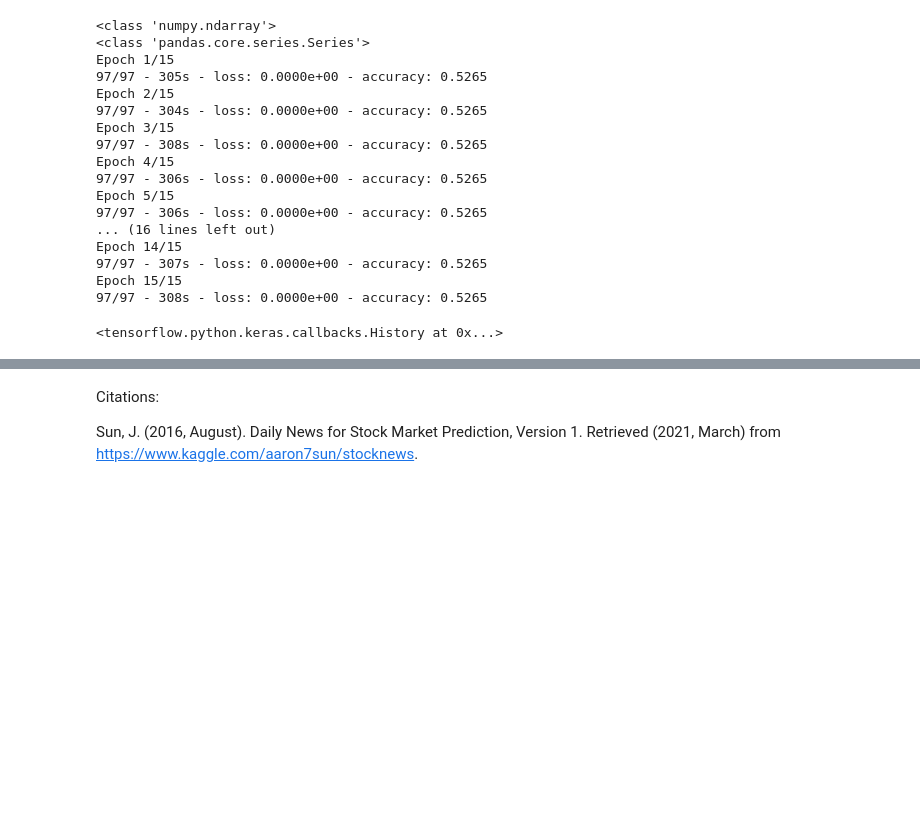
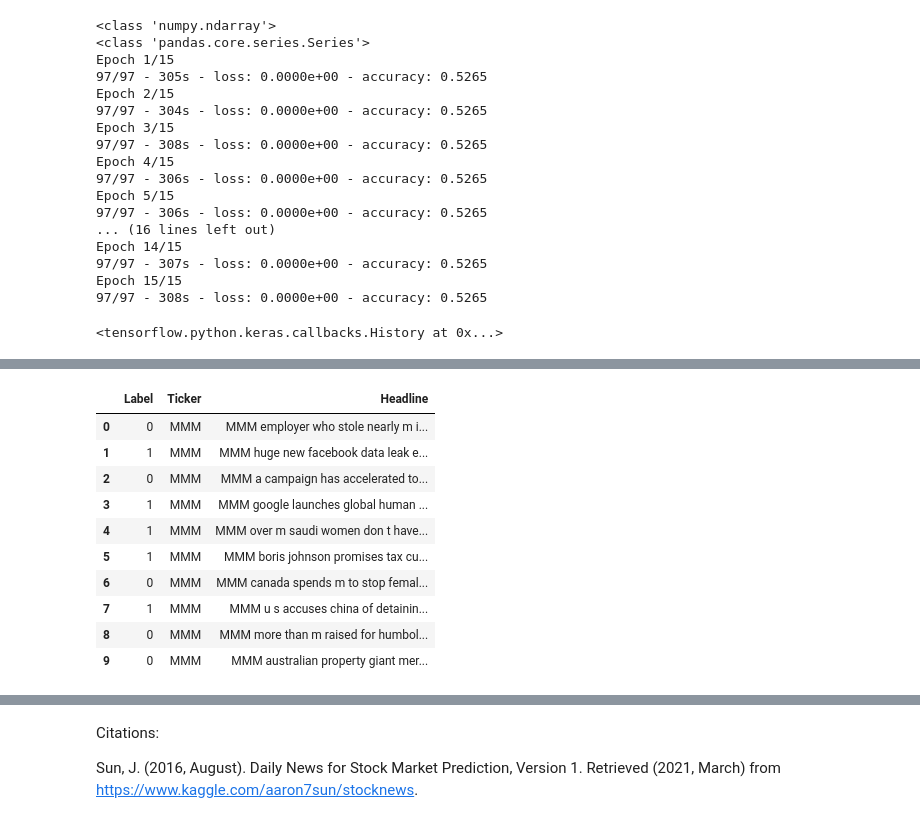
Before and after one commit to Stock-Stalker/predictor, a Jupyter notebook: predictor/StockStalker.ipynb, the cells around one changed output, grey strips where cells are left out. Saved outputs shown, nothing was run; the diff lists cells and outputs as text; code cells hidden in the pictures; blank space fills up the shorter version.

```diff
--- a/predictor/StockStalker.ipynb
+++ b/predictor/StockStalker.ipynb
@@ -423,0 +431,21 @@ print(headlines[0])
+# %%
+# Remove punctuation
+df.replace("[^a-zA-Z]"," ",regex=True, inplace=True)
+
+df["Headline"] = df["Headline"].str.lower()
+
+df["Headline"] = df["Ticker"] + ' ' + df["Headline"]
+
+df.head(10)
+# %% [output]
+|  | Label | Ticker | Headline |
+| 0 | 0 | MMM | MMM employer who stole nearly m i... |
+| 1 | 1 | MMM | MMM huge new facebook data leak e... |
+| 2 | 0 | MMM | MMM a campaign has accelerated to... |
+| 3 | 1 | MMM | MMM google launches global human ... |
+| 4 | 1 | MMM | MMM over m saudi women don t have... |
+| 5 | 1 | MMM | MMM boris johnson promises tax cu... |
+| 6 | 0 | MMM | MMM canada spends m to stop femal... |
+| 7 | 1 | MMM | MMM u s accuses china of detainin... |
+| 8 | 0 | MMM | MMM more than m raised for humbol... |
+| 9 | 0 | MMM | MMM australian property giant mer... |
```
Also changed, not shown: parts of 27 cells of this notebook, 2 other files.
